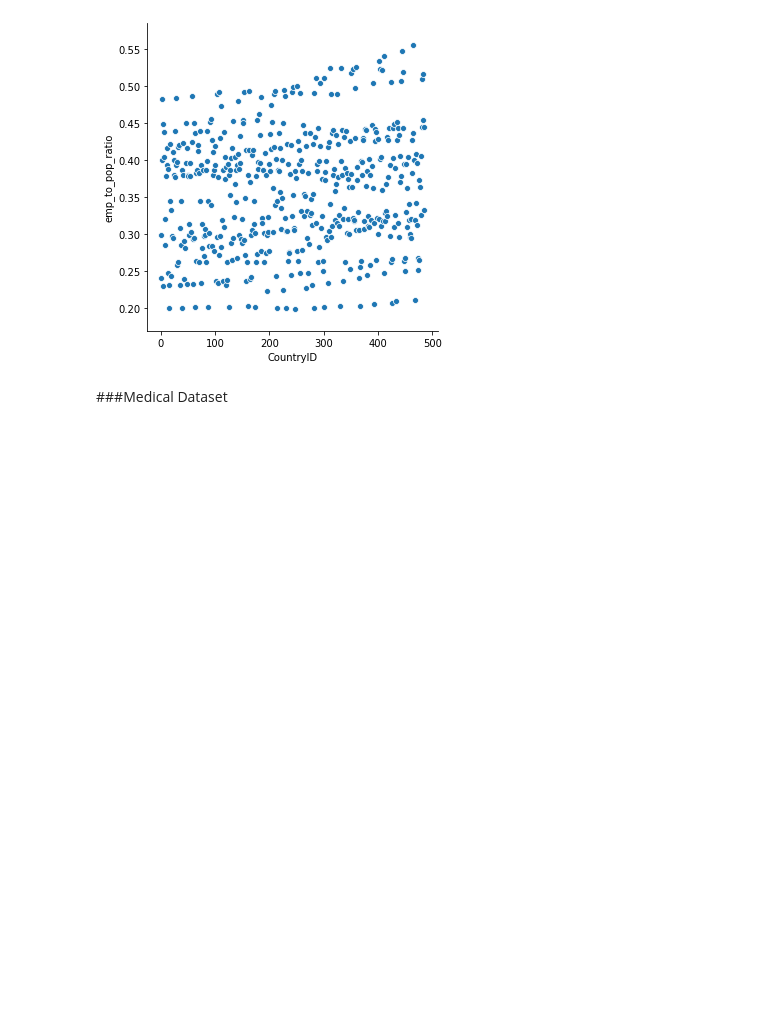
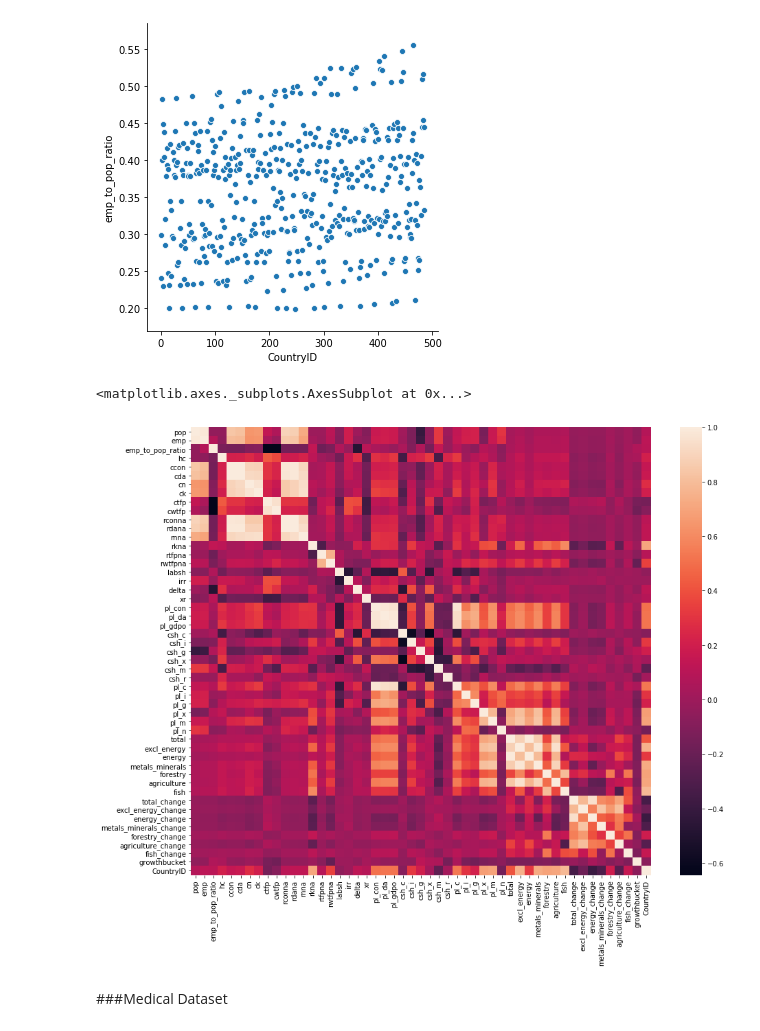
Before and after one commit to thiviyan98/ThiviyanNanthakumarCE888, a Jupyter notebook: Assignment1/Assignment1.ipynb, the cells around one changed output. Saved outputs shown, nothing was run; the diff lists cells and outputs as text; code cells hidden in the pictures; blank space fills up the shorter version.

```diff
--- a/Assignment1/Assignment1.ipynb
+++ b/Assignment1/Assignment1.ipynb
@@ -463,5 +540,12 @@ sns.relplot(x="CountryID", y="emp_to_pop_ratio",data=africadf);
 # %% [output]
 [figure]
+# %%
+#Heatmap shows the correlation between each feature
+plt.figure(figsize=(15,12))
+sns.heatmap(data=africadf.corr())
+# %% [output]
+<matplotlib.axes._subplots.AxesSubplot at 0x...>
+[figure, added]
 # %% [markdown]
 ###Medical Dataset
 # %%
```
Also changed, not shown: parts of 40 cells of this notebook.
